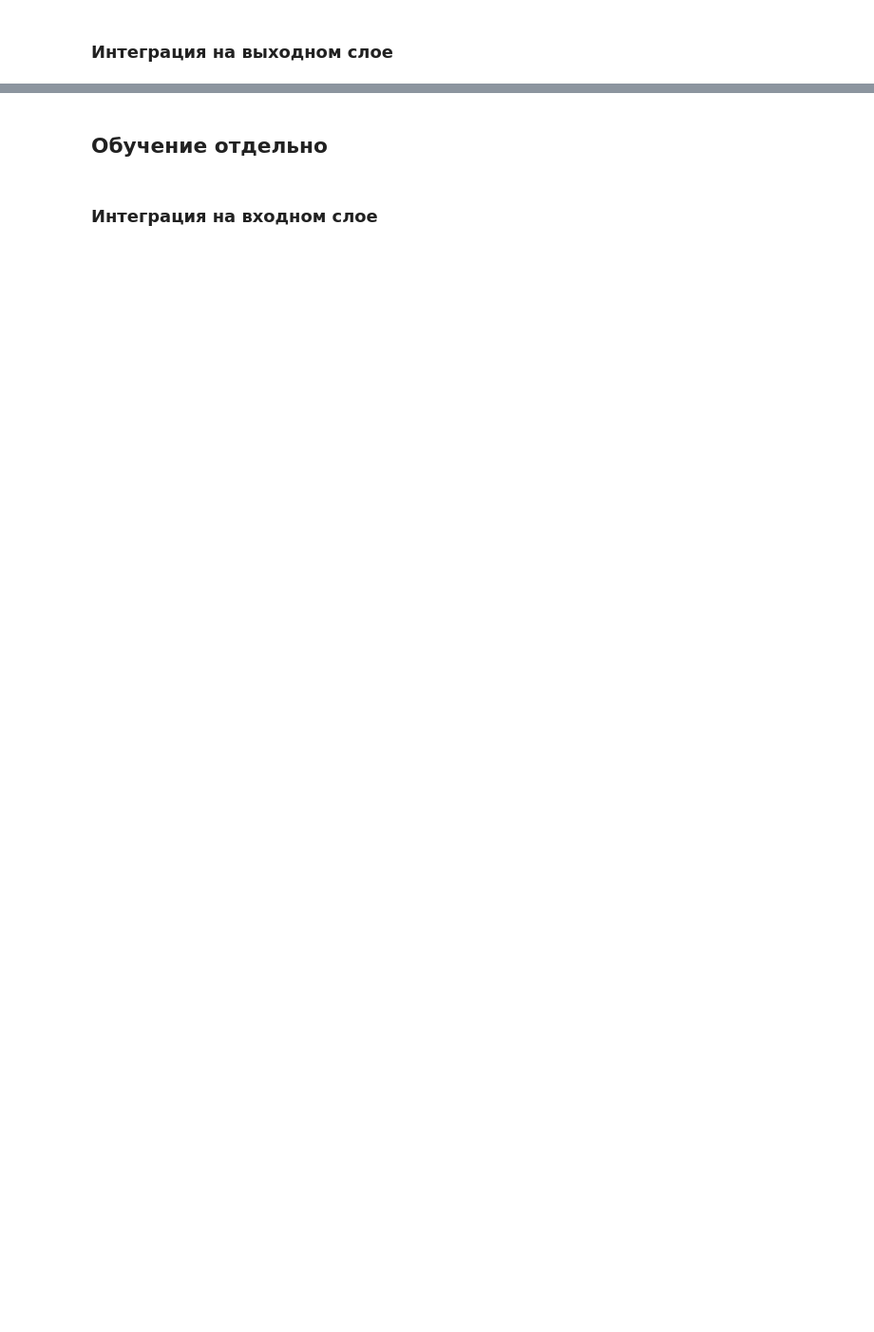
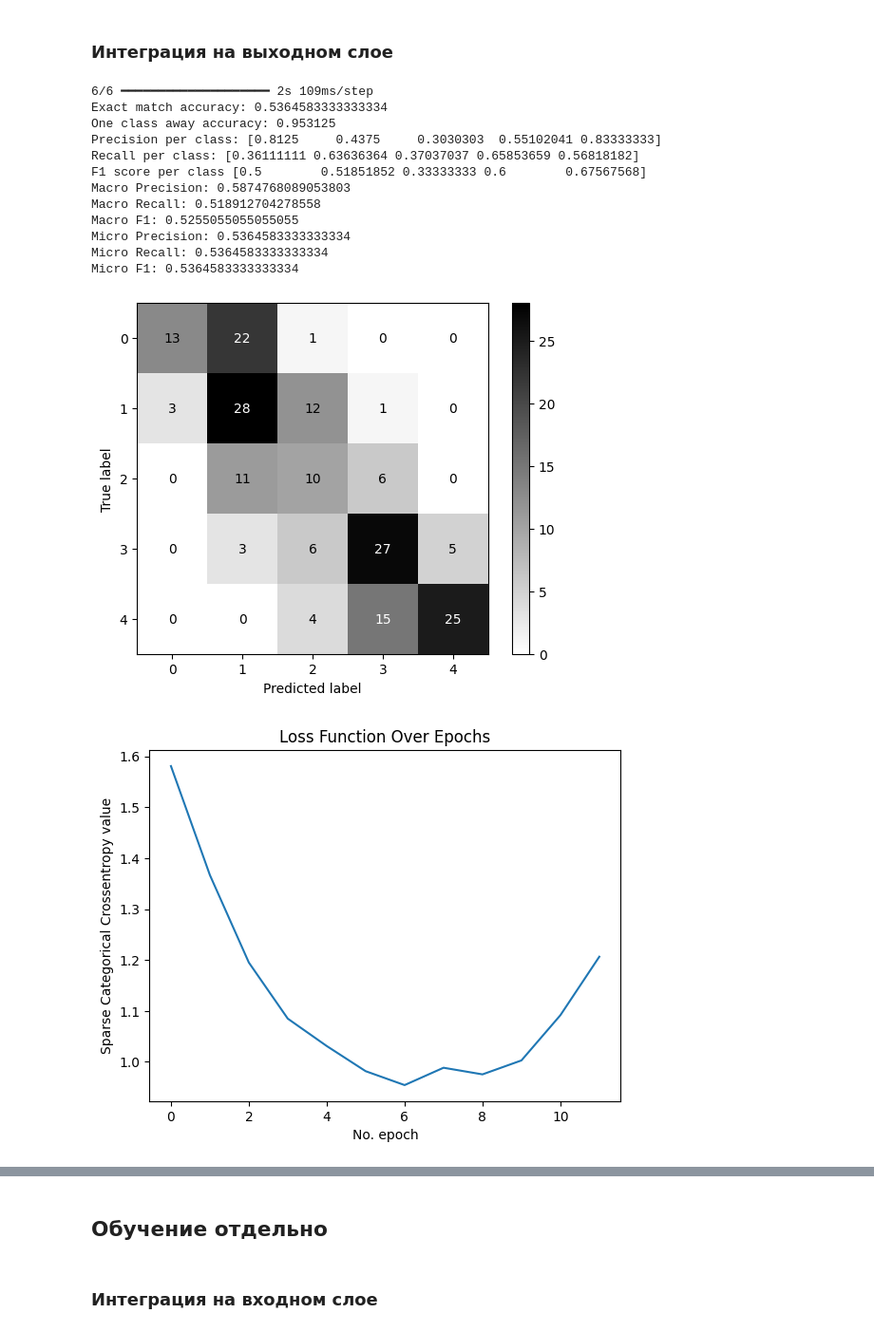
Before and after one commit to muratom/movie-box-office-prediction, a Jupyter notebook: 4_bor_poster_postreleased_own.ipynb, the cells around one changed output, grey strips where cells are left out. Shown at 95% size. Saved outputs shown, nothing was run; the diff lists cells and outputs as text; code cells hidden in the pictures; blank space fills up the shorter version.

```diff
--- a/4_bor_poster_postreleased_own.ipynb
+++ b/4_bor_poster_postreleased_own.ipynb
@@ -965,6 +1027,7 @@ train_generator = TabularPosterGenerator(
     labels=y_train,
     batch_size=cfg.batch_size,
     dim=cfg.poster_shape,
+    shuffle=True,
 )
 val_generator = TabularPosterGenerator(
     tabular=X_val.drop('poster', axis=1).values,
@@ -972,37 +1035,54 @@ val_generator = TabularPosterGenerator(
     labels=y_val,
     batch_size=cfg.batch_size,
     dim=cfg.poster_shape,
+    shuffle=False,
 )
 
-optimizer = Adagrad(
+optimizer = AdamW(
     learning_rate=cfg.learning_rate,
 )
 tabular_and_poster_OUTPUT_model.compile(
     loss='sparse_categorical_crossentropy',
     optimizer=optimizer,
-    metrics=['accuracy', OneClassAwayAccuracy()],
+    metrics=['accuracy'],
 )
 
-best_tabular_and_poster_OUTPUT_model_path = f'{cfg.filename_prefix}_output.keras'
-if (not Path(best_tabular_and_poster_OUTPUT_model_path).is_file()):
+checkpoint_path = f'{cfg.filename_prefix}best_output_model.keras'
+if (not Path(checkpoint_path).is_file()):
     best_model, full_history = train(
         model=tabular_and_poster_OUTPUT_model,
         train_generator=train_generator,
         val_generator=val_generator,
         class_weights=class_weights,
-        checkpoint_path=best_tabular_and_poster_OUTPUT_model_path,
+        checkpoint_path=checkpoint_path,
     )
 # %%
-best_model = load_model(best_tabular_and_poster_OUTPUT_model_path)
-with open(f'./{best_tabular_and_poster_OUTPUT_model_path}_history.pkl', 'rb') as f:
+best_model = load_model(checkpoint_path)
+with open(f'{cfg.filename_prefix}best_output_model_history.pkl', 'rb') as f:
     full_history = dill.load(f)
 
 test_generator = TabularPosterGenerator(
     tabular=X_test.drop('poster', axis=1).values,
     posters=X_test['poster'].values,
     labels=y_test,
     batch_size=cfg.batch_size,
     dim=cfg.poster_shape,
+    shuffle=False,
 )
 # Проверка лучшей модели
-inspect_model(best_model, test_generator, y_test, best_tabular_and_poster_OUTPUT_model_path, history=full_history)
+inspect_model(best_model, test_generator, y_test, checkpoint_path, history=full_history)
+# %% [output]
+6/6 ━━━━━━━━━━━━━━━━━━━━ 2s 109ms/step
+Exact match accuracy: 0.5364583333333334
+One class away accuracy: 0.953125
+Precision per class: [0.8125     0.4375     0.3030303  0.55102041 0.83333333]
+Recall per class: [0.36111111 0.63636364 0.37037037 0.65853659 0.56818182]
+F1 score per class [0.5        0.51851852 0.33333333 0.6        0.67567568]
+Macro Precision: 0.5874768089053803
+Macro Recall: 0.518912704278558
+Macro F1: 0.5255055055055055
+Micro Precision: 0.5364583333333334
+Micro Recall: 0.5364583333333334
+Micro F1: 0.5364583333333334
+[figure, added]
+[figure, added]
```
Also changed, not shown: parts of 33 cells of this notebook, 6 other files.
